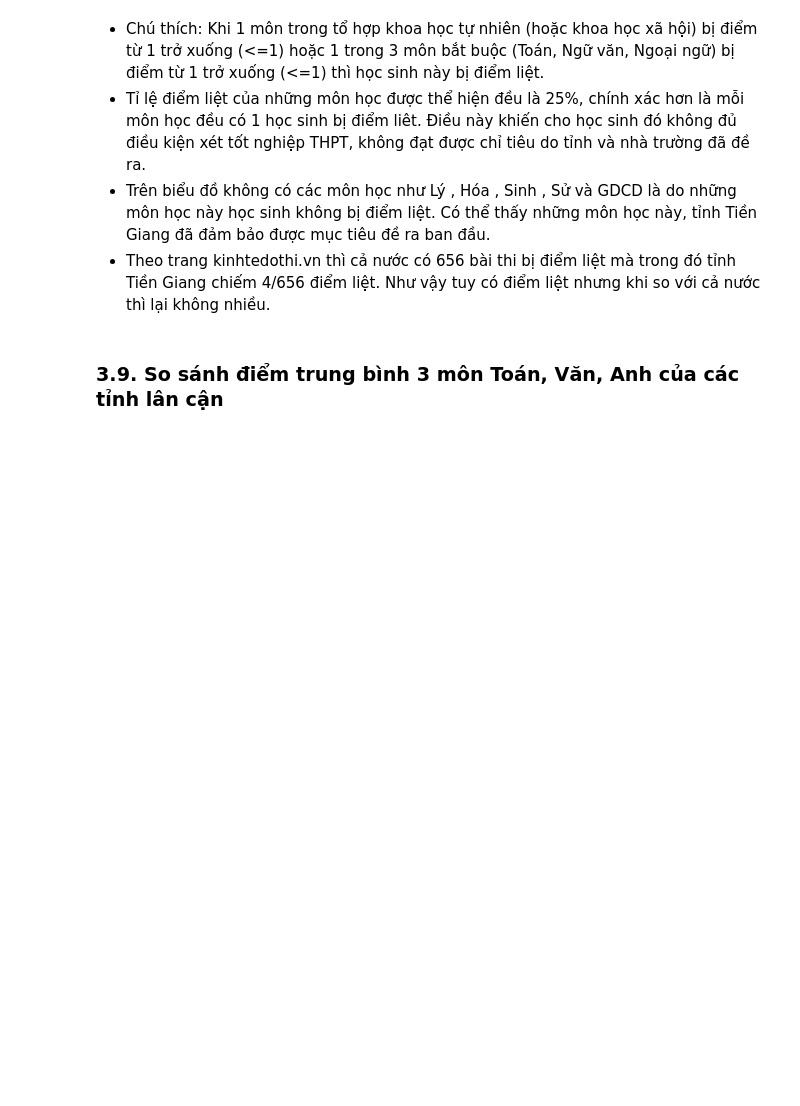
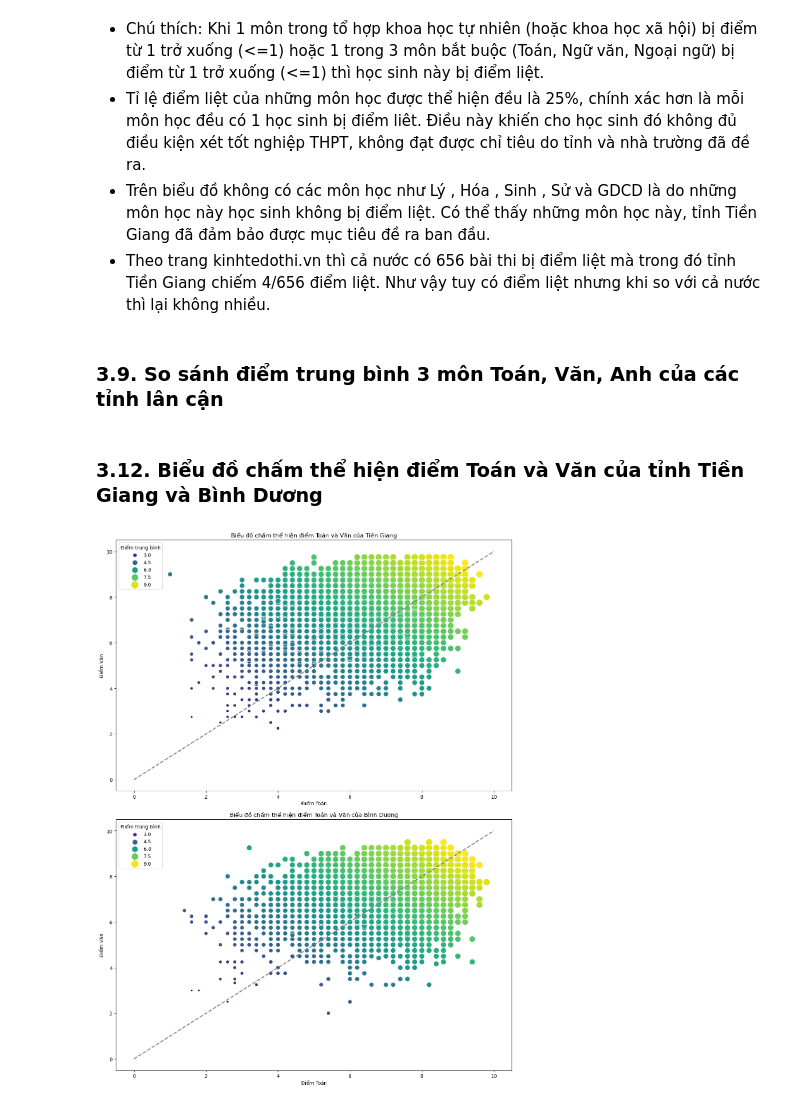
Before and after one commit to nauht1/ScoreAnalysisProject, a Jupyter notebook: Insight.ipynb, the cells around one changed output. Cells and saved outputs as stored; diff of their text form; code cells hidden in the pictures; blank space fills up the shorter version.

```diff
--- a/Insight.ipynb
+++ b/Insight.ipynb
@@ -816,3 +817,38 @@ plt.show()
 - Theo trang kinhtedothi.vn thì cả nước có 656 bài thi bị điểm liệt mà trong đó tỉnh Tiền Giang chiếm 4/656 điểm liệt. Như vậy tuy có điểm liệt nhưng khi so với cả nước thì lại không nhiều.
 # %% [markdown]
 ### 3.9. So sánh điểm trung bình 3 môn Toán, Văn, Anh của các tỉnh lân cận
+# %% [markdown]
+### 3.12.   Biểu đồ chấm thể hiện điểm Toán và Văn của tỉnh Tiền Giang và Bình Dương
+# %%
+subjects = ['Toan', 'Van']
+data_ToanVan_TG = diemTG[subjects].replace(-1.00, pd.NaT).dropna()
+data_ToanVan_BD = diemBinhDuong[subjects].replace(-1.00, pd.NaT).dropna()
+
+data_ToanVan_TG['DiemTB'] = data_ToanVan_TG[subjects].mean(axis=1)
+data_ToanVan_BD['DiemTB'] = data_ToanVan_BD[subjects].mean(axis=1)
+
+# Vẽ biểu đồ chấm cho từng tỉnh trên hai dòng
+plt.figure(figsize=(12, 16))
+
+# Biểu đồ cho Tiền Giang
+plt.subplot(2, 1, 1)
+sns.scatterplot(data=data_ToanVan_TG, x='Toan', y='Van', hue='DiemTB', palette='viridis', size='DiemTB', sizes=(20, 200))
+plt.plot([0, 10], [0, 10], linestyle='--', color='gray', linewidth=2)
+plt.title('Biểu đồ chấm thể hiện điểm Toán và Văn của Tiền Giang')
+plt.xlabel('Điểm Toán')
+plt.ylabel('Điểm Văn')
+plt.legend(title='Điểm trung bình')
+
+# Biểu đồ cho Bình Dương
+plt.subplot(2, 1, 2)
+sns.scatterplot(data=data_ToanVan_BD, x='Toan', y='Van', hue='DiemTB', palette='viridis', size='DiemTB', sizes=(20, 200))
+plt.plot([0, 10], [0, 10], linestyle='--', color='gray', linewidth=2)
+plt.title('Biểu đồ chấm thể hiện điểm Toán và Văn của Bình Dương')
+plt.xlabel('Điểm Toán')
+plt.ylabel('Điểm Văn')
+plt.legend(title='Điểm trung bình', loc = 'best')
+
+plt.tight_layout()
+plt.show()
+# %% [output]
+[figure, added]
```
Also changed, not shown: parts of 8 cells of this notebook.
